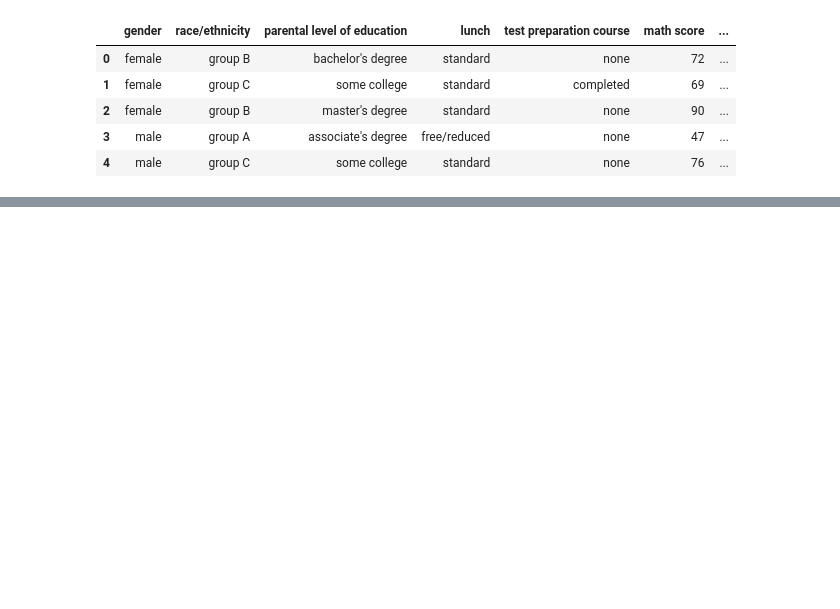
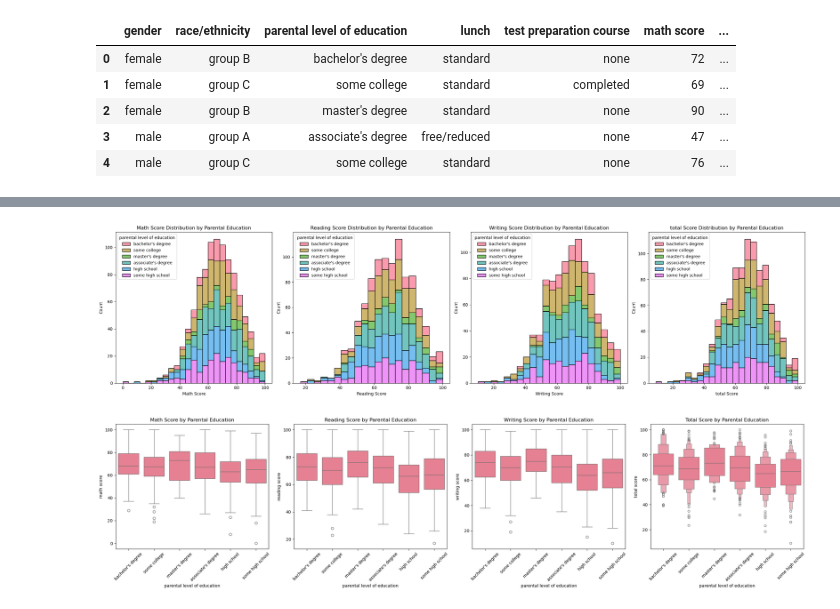
Before and after one commit to kareemtaha3/students_performance_analysis, a Jupyter notebook: notebooks/SPA_V1.ipynb, the cells around one changed output, grey strips where cells are left out. Cells and saved outputs as stored; diff of their text form; code cells hidden in the pictures; blank space fills up the shorter version.

```diff
--- a/notebooks/SPA_V1.ipynb
+++ b/notebooks/SPA_V1.ipynb
@@ -15,0 +89,13 @@ df.head()
+# %%
+
+
+
+education_order = ['some high school', 'high school', 'some college', "associate's degree", "bachelor's degree", "master's degree"]
+
+ordinal_encoder = OrdinalEncoder(categories=[education_order])
+
+df_encoded = df.copy()
+
+df_encoded['parental level of education_encoded'] = ordinal_encoder.fit_transform(df[['parental level of education']])
+
+df_encoded
@@ -15,0 +116,3 @@ df.head()
+# %%
+df_encoded['total score'] = (df_encoded['math score']+df_encoded['reading score'] + df_encoded['writing score'])/3
+df_encoded
@@ -15,0 +133,61 @@ df.head()
+# %%
+
+plt.style.use('default')
+sns.set_palette("husl")
+
+
+fig, axes = plt.subplots(1, 4, figsize=(24, 6))
+
+
+sns.histplot(data=df, x='math score', hue='parental level of education',
+            multiple='stack', ax=axes[0], alpha=0.7)
+axes[0].set_title('Math Score Distribution by Parental Education')
+axes[0].set_xlabel('Math Score')
+axes[0].set_ylabel('Count')
+
+
+sns.histplot(data=df, x='reading score', hue='parental level of education',
+            multiple='stack', ax=axes[1], alpha=0.7)
+axes[1].set_title('Reading Score Distribution by Parental Education')
+axes[1].set_xlabel('Reading Score')
+axes[1].set_ylabel('Count')
+
+sns.histplot(data=df, x='writing score', hue='parental level of education',
+            multiple='stack', ax=axes[2], alpha=0.7)
+axes[2].set_title('Writing Score Distribution by Parental Education')
+axes[2].set_xlabel('Writing Score')
+axes[2].set_ylabel('Count')
+
+sns.histplot(data = df_encoded, x = 'total score', hue = 'parental level of education',
+            multiple='stack',ax=axes[3],alpha = 0.7)
+axes[3].set_title('total Score Distribution by Parental Education')
+axes[3].set_xlabel('total Score')
+axes[3].set_ylabel('Count')
+plt.tight_layout()
+plt.show()
+
+
+fig, axes = plt.subplots(1, 4, figsize=(24, 6))
+
+
+sns.boxplot(data=df, x='parental level of education', y='math score', ax=axes[0])
+axes[0].set_title('Math Score by Parental Education')
+axes[0].tick_params(axis='x', rotation=45)
+
+sns.boxplot(data=df, x='parental level of education', y='reading score', ax=axes[1])
+axes[1].set_title('Reading Score by Parental Education')
+axes[1].tick_params(axis='x', rotation=45)
+
+
+sns.boxplot(data=df, x='parental level of education', y='writing score', ax=axes[2])
+axes[2].set_title('Writing Score by Parental Education')
+axes[2].tick_params(axis='x', rotation=45)
+
+sns.boxenplot(data = df_encoded,x = 'parental level of education',y='total score', ax = axes[3])
+axes[3].set_title('Total Score by Parental Education')
+axes[3].tick_params(axis='x', rotation=45)
+plt.tight_layout()
+plt.show()
+# %% [output]
+[figure, added]
+[figure, added]
```
Also changed, not shown: parts of 37 cells of this notebook.
